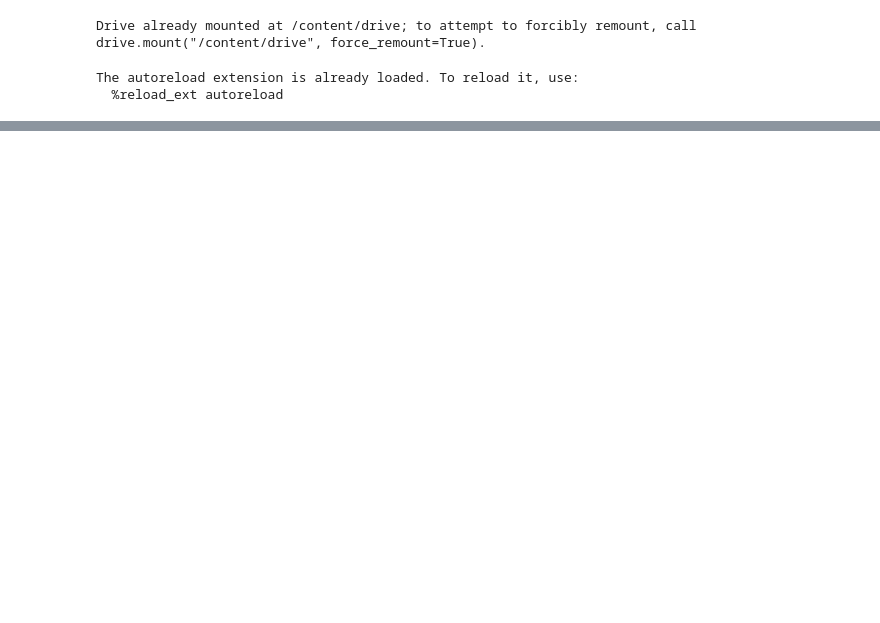
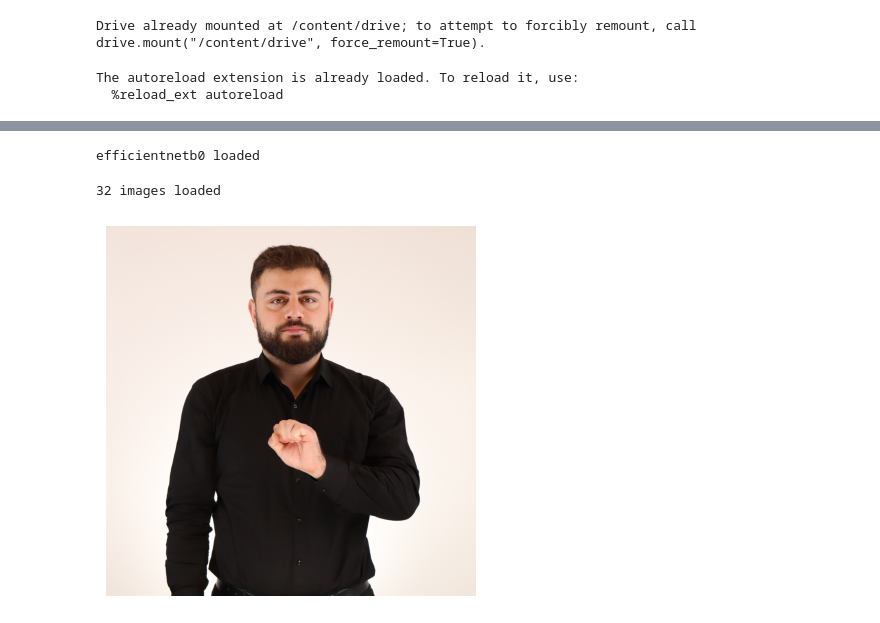
Before and after one commit to ADA-SITE-JML/gesture_face_features, a Jupyter notebook: code/feature_visualization.ipynb, the cells around one changed output, grey strips where cells are left out. Saved outputs shown, nothing was run; the diff lists cells and outputs as text; code cells hidden in the pictures; blank space fills up the shorter version.

```diff
--- a/code/feature_visualization.ipynb
+++ b/code/feature_visualization.ipynb
@@ -85,0 +32,24 @@ ValueError: need at least one array to concatenate
+# %%
+# Main configurations
+
+available_models = [
+  "VGG19",
+  "ResNet50",
+  "InceptionV3",
+  "EfficientNetB0",
+  "EfficientNetB1",
+  "EfficientNetB6",
+]
+
+available_letters = ["A", "H", "L", "N", "O", "P", "R"]
+
+participants = {
+  0: list(range(2914, 2951)),
+  1: list(range(2871, 2904)),
+  2: list(range(2323, 2356)),
+  3: list(range(2285, 2314)),
+  4: list(range(1646, 1675)),
+  5: list(range(1510 , 1544)),
+}
+
+test_imgs = [2919, 2871, 2325, 2287, 1646, 1539]
@@ -85,0 +68,41 @@ ValueError: need at least one array to concatenate
+# %%
+# loading model
+if model_name == 'ResNet50':
+  from tensorflow.keras.applications.resnet50 import ResNet50, preprocess_input, decode_predictions
+  model = ResNet50(include_top=include_top)
+  last_conv_layer_name = 'conv5_block3_out'
+elif model_name == 'VGG19':
+  # No GAP Layer
+  from tensorflow.keras.applications.vgg19 import VGG19, preprocess_input, decode_predictions
+  model = VGG19(include_top=include_top)
+  last_conv_layer_name = 'block5_conv4'
+elif model_name == 'InceptionV3':
+  from tensorflow.keras.applications.inception_v3 import InceptionV3, preprocess_input, decode_predictions
+  model = InceptionV3(include_top=include_top)
+  last_conv_layer_name = 'mixed10'
+  input_dim = (299, 299)
+elif model_name == 'EfficientNetB0':
+  from tensorflow.keras.applications.efficientnet import EfficientNetB0, preprocess_input, decode_predictions
+  model = EfficientNetB0(include_top=include_top)
+  last_conv_layer_name = 'top_conv'
+
+if debug:
+  print(model.summary())
+
+print(f"{model.name} loaded")
+# %% [output]
+efficientnetb0 loaded
+# %%
+# Loading data
+folder_paths, img_paths = get_paths(os.path.join(PATH, 'samples', img_type), letter)
+imgs = load_imgs(img_paths)
+# %% [output]
+32 images loaded
+# %%
+# Testing
+img = imgs[10]
+plt.imshow(img)
+plt.axis('off')
+plt.show()
+# %% [output]
+[figure, added]
```
Also changed, not shown: parts of 13 cells of this notebook, 8 other files.
